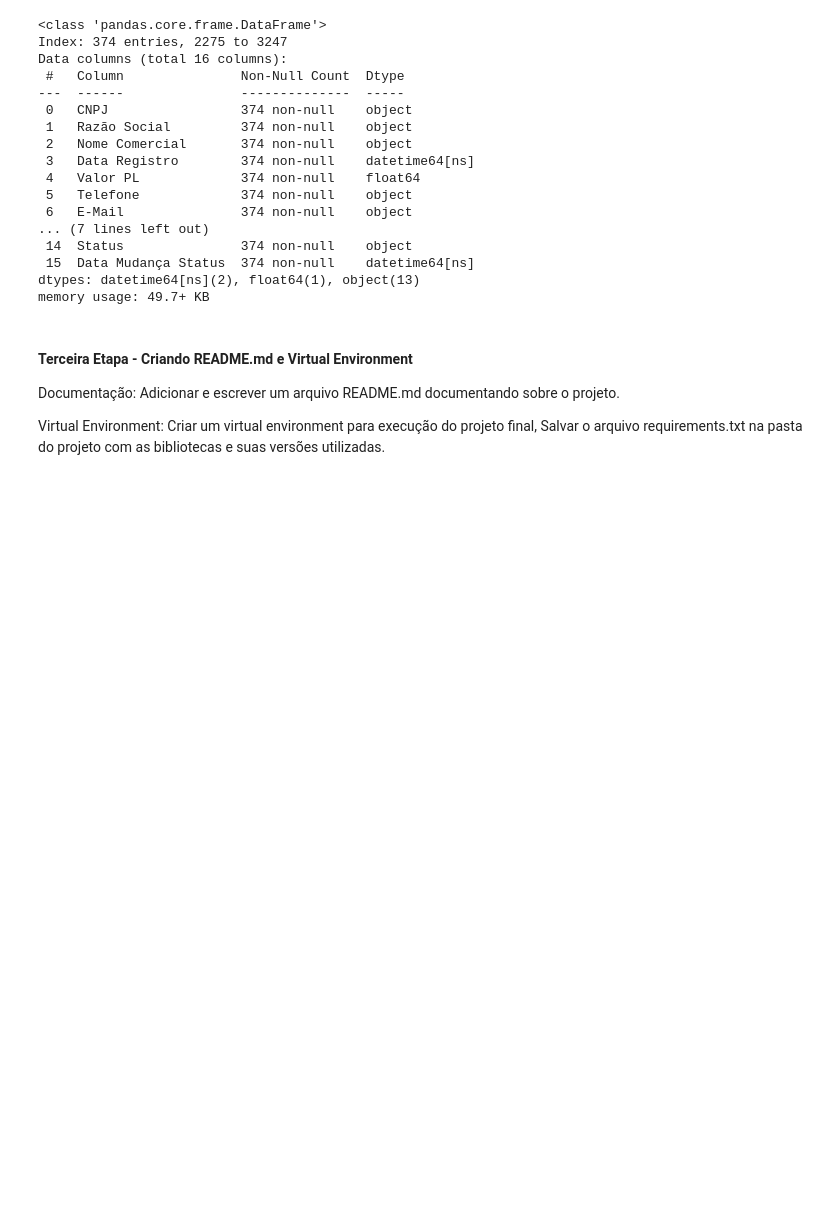
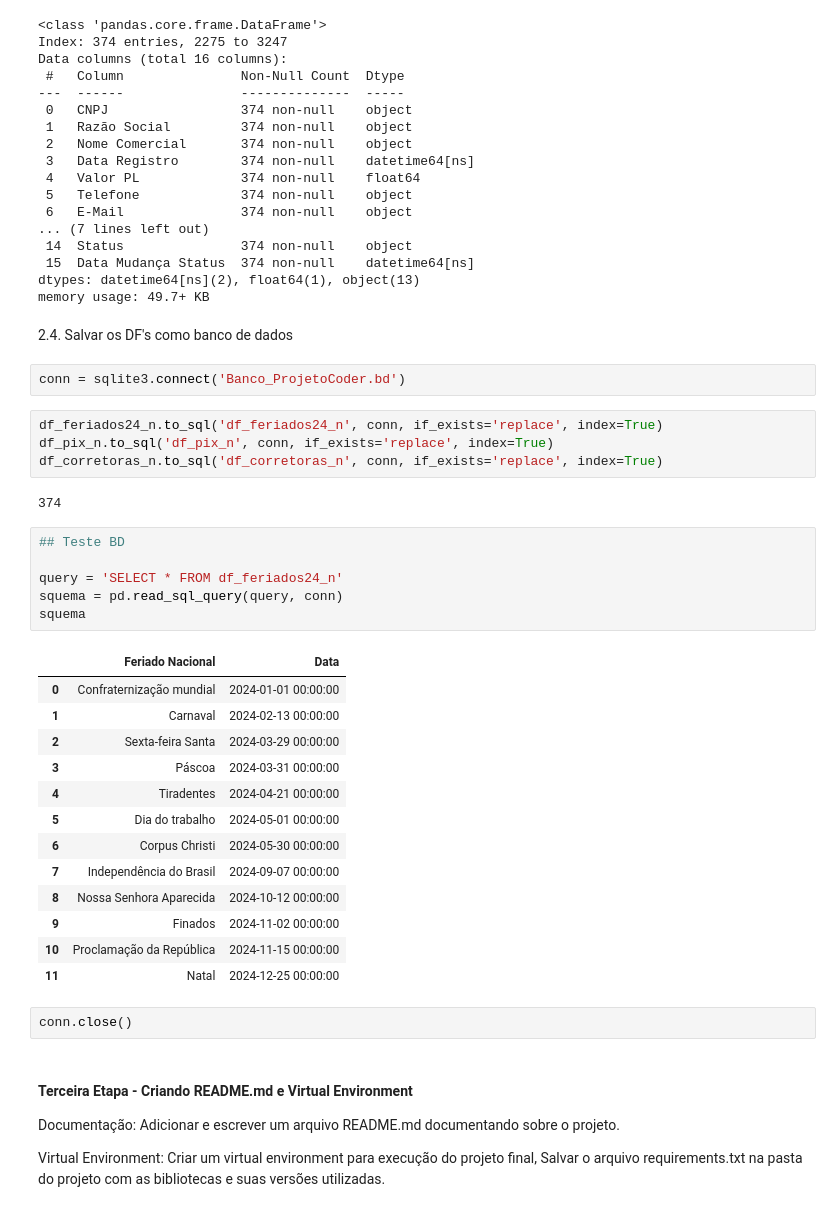
Before and after one commit to victorcanda22/ExercicioCoder, a Jupyter notebook: Projeto Final Coder - Parcial.ipynb, the cells around one changed output. Saved outputs shown, nothing was run; the diff lists cells and outputs as text; blank space fills up the shorter version.

Commit message:
Atualização Projeto Coder

```diff
--- a/Projeto Final Coder - Parcial.ipynb
+++ b/Projeto Final Coder - Parcial.ipynb
@@ -266,6 +267,38 @@ Data columns (total 16 columns):
  15  Data Mudança Status  374 non-null    datetime64[ns]
 dtypes: datetime64[ns](2), float64(1), object(13)
 memory usage: 49.7+ KB
+# %% [markdown]
+2.4. Salvar os DF's como banco de dados
+# %%
+conn = sqlite3.connect('Banco_ProjetoCoder.bd')
+# %%
+df_feriados24_n.to_sql('df_feriados24_n', conn, if_exists='replace', index=True)
+df_pix_n.to_sql('df_pix_n', conn, if_exists='replace', index=True)
+df_corretoras_n.to_sql('df_corretoras_n', conn, if_exists='replace', index=True)
+# %% [output]
+374
+# %%
+## Teste BD
+
+query = 'SELECT * FROM df_feriados24_n'
+squema = pd.read_sql_query(query, conn)
+squema
+# %% [output]
+|  | Feriado Nacional | Data |
+| 0 | Confraternização mundial | 2024-01-01 00:00:00 |
+| 1 | Carnaval | 2024-02-13 00:00:00 |
+| 2 | Sexta-feira Santa | 2024-03-29 00:00:00 |
+| 3 | Páscoa | 2024-03-31 00:00:00 |
+| 4 | Tiradentes | 2024-04-21 00:00:00 |
+| 5 | Dia do trabalho | 2024-05-01 00:00:00 |
+| 6 | Corpus Christi | 2024-05-30 00:00:00 |
+| 7 | Independência do Brasil | 2024-09-07 00:00:00 |
+| 8 | Nossa Senhora Aparecida | 2024-10-12 00:00:00 |
+| 9 | Finados | 2024-11-02 00:00:00 |
+| 10 | Proclamação da República | 2024-11-15 00:00:00 |
+| 11 | Natal | 2024-12-25 00:00:00 |
+# %%
+conn.close()
 # %% [markdown]
 #### Terceira Etapa - Criando README.md e Virtual Environment
 
```
Also changed, not shown: parts of 4 cells of this notebook, 1 other file.
